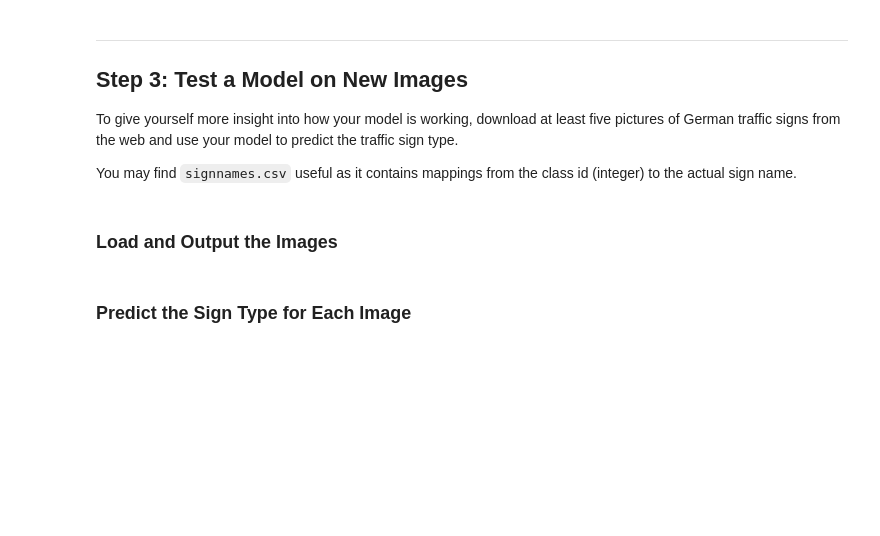
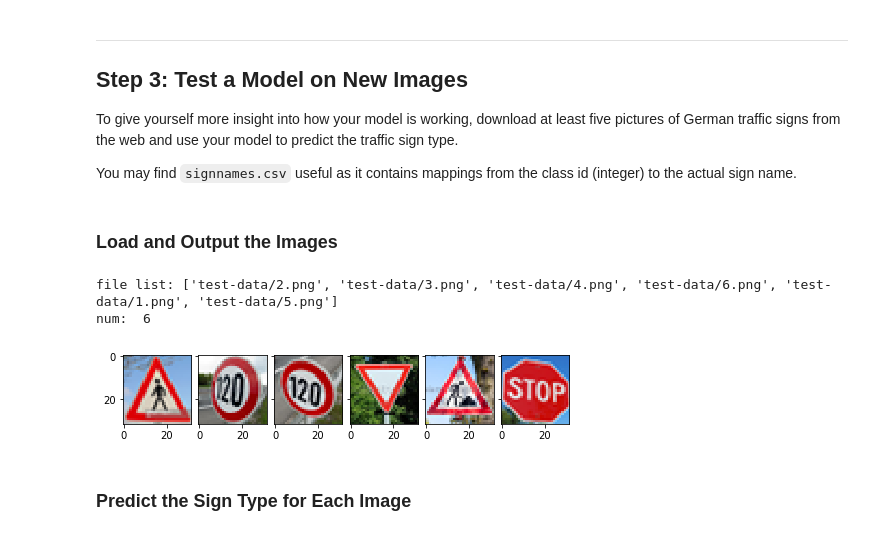
Before and after one commit to alexvonduar/CarND-Traffic-Sign-Classifier-Project, a Jupyter notebook: Traffic_Sign_Classifier.ipynb, the cells around one changed output. Cells and saved outputs as stored; diff of their text form; code cells hidden in the pictures; blank space fills up the shorter version.

```diff
--- a/Traffic_Sign_Classifier.ipynb
+++ b/Traffic_Sign_Classifier.ipynb
@@ -330,7 +375,7 @@ sets imply underfitting. A high accuracy on the training set but low accuracy on
 import tensorflow as tf
 from sklearn.utils import shuffle
 
-EPOCHS = 10
+EPOCHS = 50
 BATCH_SIZE = 128
 
 x = tf.placeholder(tf.float32, (None, 32, 32, image_depth))
@@ -411,2 +469,45 @@ You may find `signnames.csv` useful as it contains mappings from the class id (i
+# %%
+### Load the images and plot them here.
+### Feel free to use as many code cells as needed.
+
+import os
+import os.path
+import cv2
+import matplotlib.pyplot as plt
+import matplotlib.image as mpimg
+from mpl_toolkits.axes_grid1 import ImageGrid
+
+directory = 'test-data/'
+
+file_num = len(os.listdir(directory))
+
+file_list = []
+for root, dirs, files in os.walk(directory, topdown=False):
+    for i, fn in enumerate(files):
+        img_name = directory+fn
+        if img_name.lower().endswith('.png'):
+            #print("image: ", img_name)
+            #image = mpimg.imread(img_name)
+            #plt.imshow(image)
+            #plt.show()
+            file_list.append(img_name)
+print("file list:", file_list)
+print("num: ", len(file_list))
+
+num_col = len(file_list)
+fig = plt.figure(1, (8., 8.))
+grid = ImageGrid(fig, 111,  # similar to subplot(111)
+                 nrows_ncols=(1, num_col),  # creates 2x2 grid of axes
+                 axes_pad=0.1,  # pad between axes in inch.
+                )
+for j in range(num_col):
+    grid[j].imshow(mpimg.imread(file_list[j]))
+plt.show()
+
+label = (27, 8, 8, 13, 25, 14)
+# %% [output]
+file list: ['test-data/2.png', 'test-data/3.png', 'test-data/4.png', 'test-data/6.png', 'test-data/1.png', 'test-data/5.png']
+num:  6
+[figure, added]
 # %% [markdown]
 ### Predict the Sign Type for Each Image
```
Also changed, not shown: parts of 13 cells of this notebook.
